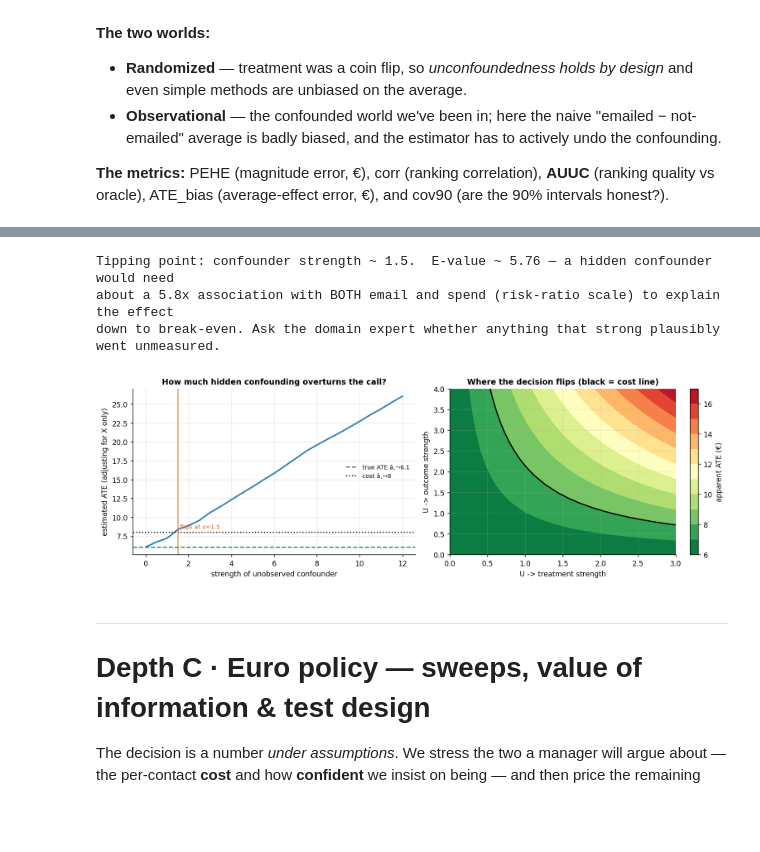
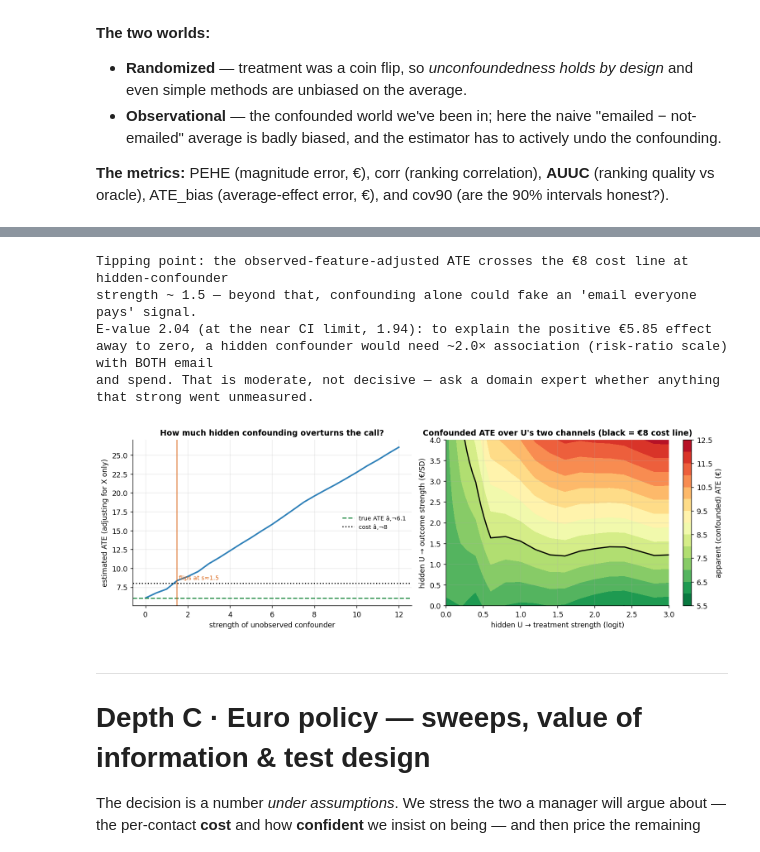
Before and after one commit to fmuia/sda_projects, a Jupyter notebook: causal-marketing-pymc/notebooks/01_uplift_targeting.ipynb, the cells around one changed output, grey strips where cells are left out. Drawn from its saved outputs; the diff is of its cells as text; code cells hidden in the pictures; blank space fills up the shorter version.

```diff
--- a/causal-marketing-pymc/notebooks/01_uplift_targeting.ipynb
+++ b/causal-marketing-pymc/notebooks/01_uplift_targeting.ipynb
@@ -594,33 +621,60 @@ report two things a CMO can act on:
 # %%
 def adjusted_ate(Xd, Td, yd):
     D = np.column_stack([np.ones(len(Td)), Td, Xd])
     return np.linalg.lstsq(D, yd, rcond=None)[0][1]
 
+# (i) Tipping point — sweep the single confounder knob and refit blind to U.
 strengths = np.linspace(0, 12, 25)
 drift = []
 for s in strengths:
     d = dgp.uplift_customers(n=N, regime="observational", confounder_strength=s, cost=COST, seed=SEED)
     drift.append(adjusted_ate(d[feat].values, d["T"].values, d["y"].values))
 drift = np.array(drift)
 tip = strengths[np.argmax(drift > COST)] if np.any(drift > COST) else np.nan
-evalue = metrics.e_value(tau.mean(), COST)
+
+# (ii) E-value — robustness of the *positive* effect to hidden confounding.
+# Computed on the AIPW *estimate* (never the simulation truth), and standardized
+# by the outcome SD, because the E-value is defined on the risk-ratio scale and a
+# euro effect must be converted first (VanderWeele's continuous-outcome rule,
+# RR ~ exp(0.91*d)). cost=0 asks "how strong to explain the effect away to zero".
+evalue = metrics.e_value(aipw["ate"], cost=0.0, sd=float(y.std()))
+evalue_lo = metrics.e_value(aipw["ci90"][0], cost=0.0, sd=float(y.std()))   # at the near confidence limit
+
+# (iii) A *computed* omitted-variable-bias surface. We give the hidden driver U
+# independent strengths into treatment (a, logit scale) and outcome (b, €/SD) and
+# refit the observed-feature-adjusted ATE on each. The apparent effect inflates
+# only when BOTH channels are on (bias ~ a*b) — real OVB geometry, not a drawn-in
+# gradient. The black line is the (a, b) frontier where confounding alone would
+# push the estimate past the €8 cost line.
+a_grid, b_grid = np.linspace(0, 3, 16), np.linspace(0, 4, 16)
+G, Dd = np.meshgrid(a_grid, b_grid)
+apparent = np.empty_like(G)
+for i in range(G.shape[0]):
+    for j in range(G.shape[1]):
+        d = dgp.uplift_customers(n=N, regime="observational", cost=COST, seed=SEED,
+                                 conf_t=float(G[i, j]), conf_y=float(Dd[i, j]))
+        apparent[i, j] = adjusted_ate(d[feat].values, d["T"].values, d["y"].values)
 
 fig, ax = plt.subplots(1, 2, figsize=(12, 4))
 plots.sensitivity_plot(ax[0], strengths, drift, tau.mean(), COST, tipping=tip)
-G, Dd = np.meshgrid(np.linspace(0, 3, 20), np.linspace(0, 4, 20))
-approx = tau.mean() + G * Dd * 0.9
-cs = ax[1].contourf(G, Dd, approx, levels=12, cmap="RdYlGn_r"); ax[1].contour(G, Dd, approx, levels=[COST], colors="k", linewidths=1.6)
-plt.colorbar(cs, ax=ax[1], label="apparent ATE (€)")
-ax[1].set_xlabel("U -> treatment strength"); ax[1].set_ylabel("U -> outcome strength"); ax[1].set_title("Where the decision flips (black = cost line)")
+cs = ax[1].contourf(G, Dd, apparent, levels=12, cmap="RdYlGn_r")
+ax[1].contour(G, Dd, apparent, levels=[COST], colors="k", linewidths=1.6)
+plt.colorbar(cs, ax=ax[1], label="apparent (confounded) ATE (€)")
+ax[1].set_xlabel("hidden U → treatment strength (logit)"); ax[1].set_ylabel("hidden U → outcome strength (€/SD)")
+ax[1].set_title("Confounded ATE over U's two channels (black = €8 cost line)")
 fig.tight_layout()
-print(f"Tipping point: confounder strength ~ {tip:.1f}.  E-value ~ {evalue:.2f} — a hidden confounder would need")
-print(f"about a {evalue:.1f}x association with BOTH email and spend (risk-ratio scale) to explain the effect")
-print("down to break-even. Ask the domain expert whether anything that strong plausibly went unmeasured.")
+print(f"Tipping point: the observed-feature-adjusted ATE crosses the €{COST:.0f} cost line at hidden-confounder")
+print(f"strength ~ {tip:.1f} — beyond that, confounding alone could fake an 'email everyone pays' signal.")
+print(f"E-value {evalue:.2f} (at the near CI limit, {evalue_lo:.2f}): to explain the positive €{aipw['ate']:.2f} effect")
+print(f"away to zero, a hidden confounder would need ~{evalue:.1f}× association (risk-ratio scale) with BOTH email")
+print("and spend. That is moderate, not decisive — ask a domain expert whether anything that strong went unmeasured.")
 # %% [output]
-Tipping point: confounder strength ~ 1.5.  E-value ~ 5.76 — a hidden confounder would need
-about a 5.8x association with BOTH email and spend (risk-ratio scale) to explain the effect
-down to break-even. Ask the domain expert whether anything that strong plausibly went unmeasured.
+Tipping point: the observed-feature-adjusted ATE crosses the €8 cost line at hidden-confounder
+strength ~ 1.5 — beyond that, confounding alone could fake an 'email everyone pays' signal.
+E-value 2.04 (at the near CI limit, 1.94): to explain the positive €5.85 effect
+away to zero, a hidden confounder would need ~2.0× association (risk-ratio scale) with BOTH email
+and spend. That is moderate, not decisive — ask a domain expert whether anything that strong went unmeasured.
-[figure, old version]
+[figure, new version]
 # %% [markdown]
 ---
 # Depth C · Euro policy — sweeps, value of information & test design
```
Also changed, not shown: parts of 13 cells of this notebook, 15 other files.
